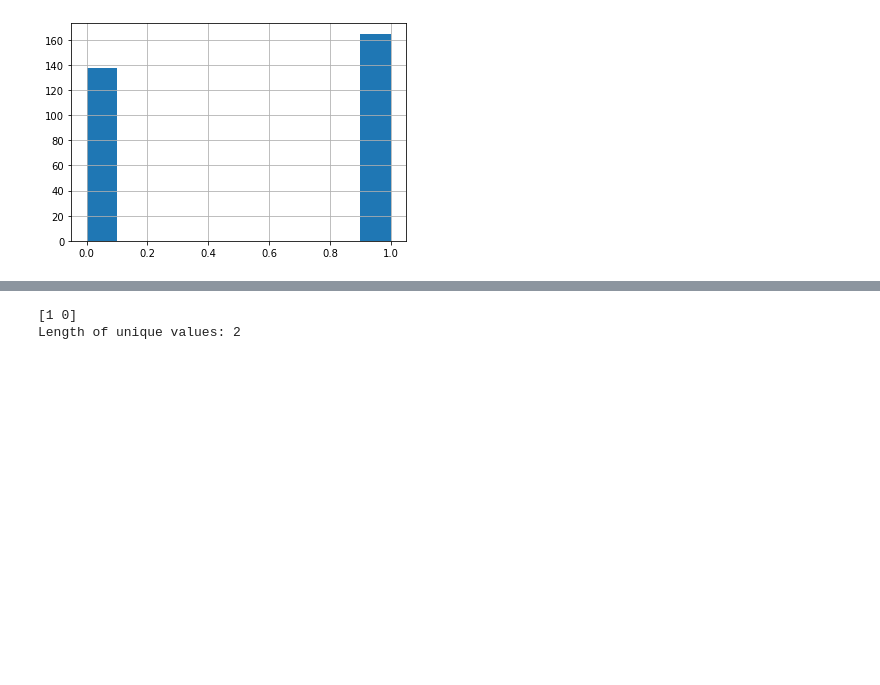
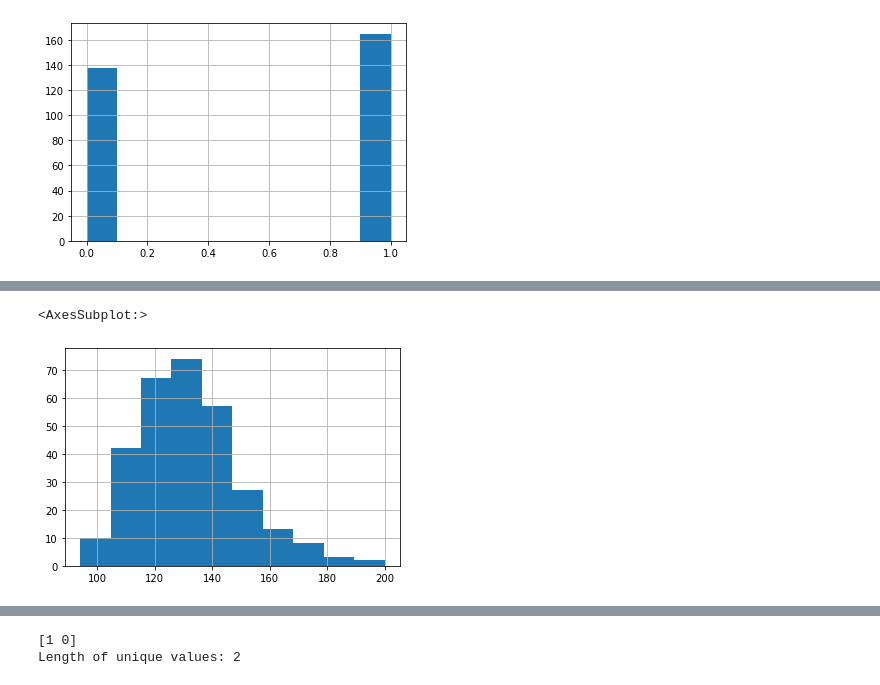
Before and after one commit to jamesjhjung/heart-attack-prediction, a Jupyter notebook: EDA.ipynb, the cells around one changed output, grey strips where cells are left out. Drawn from its saved outputs; the diff is of its cells as text; code cells hidden in the pictures; blank space fills up the shorter version.

```diff
--- a/EDA.ipynb
+++ b/EDA.ipynb
@@ -117,0 +124,6 @@ df['output'].hist()
+# %%
+# numerical variables
+df['trtbps'].hist()
+# %% [output]
+<AxesSubplot:>
+[figure, added]
```
Also changed, not shown: parts of 4 cells of this notebook.
